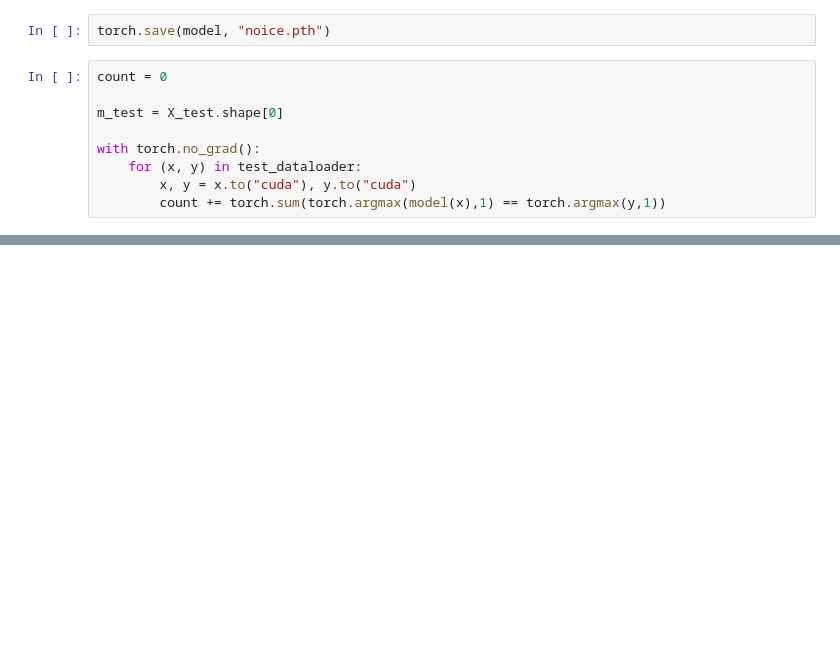
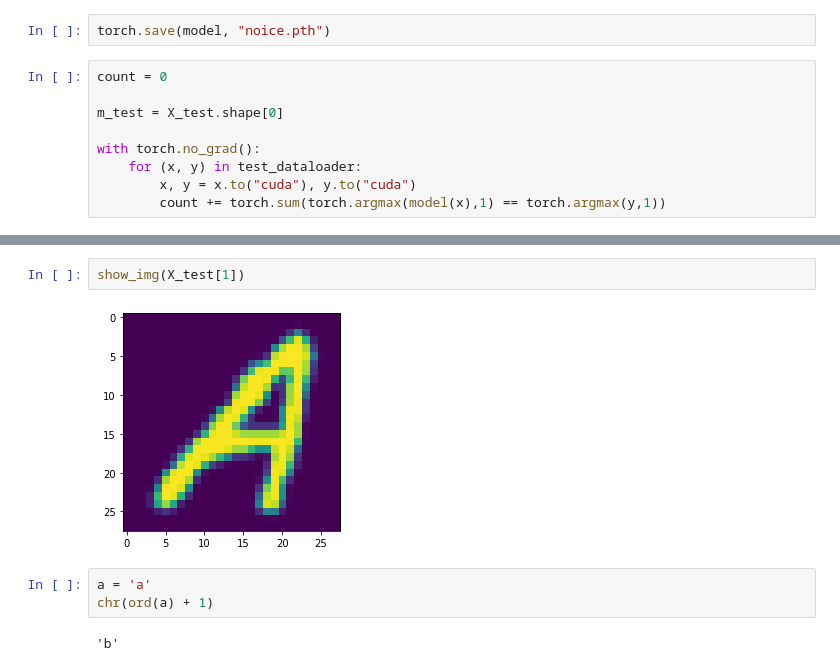
Before and after one commit to avengercelona/Character_recognition, a Jupyter notebook: MNIST_CHARACTERS.ipynb, the cells around one changed output, grey strips where cells are left out. Cells and saved outputs as stored; diff of their text form; blank space fills up the shorter version.

```diff
--- a/MNIST_CHARACTERS.ipynb
+++ b/MNIST_CHARACTERS.ipynb
@@ -133,0 +138,9 @@ tensor(88.6635, device='cuda:0')
+# %%
+show_img(X_test[1])
+# %% [output]
+[figure, added]
+# %%
+a = 'a'
+chr(ord(a) + 1)
+# %% [output]
+'b'
```
Also changed, not shown: parts of 9 cells of this notebook.
